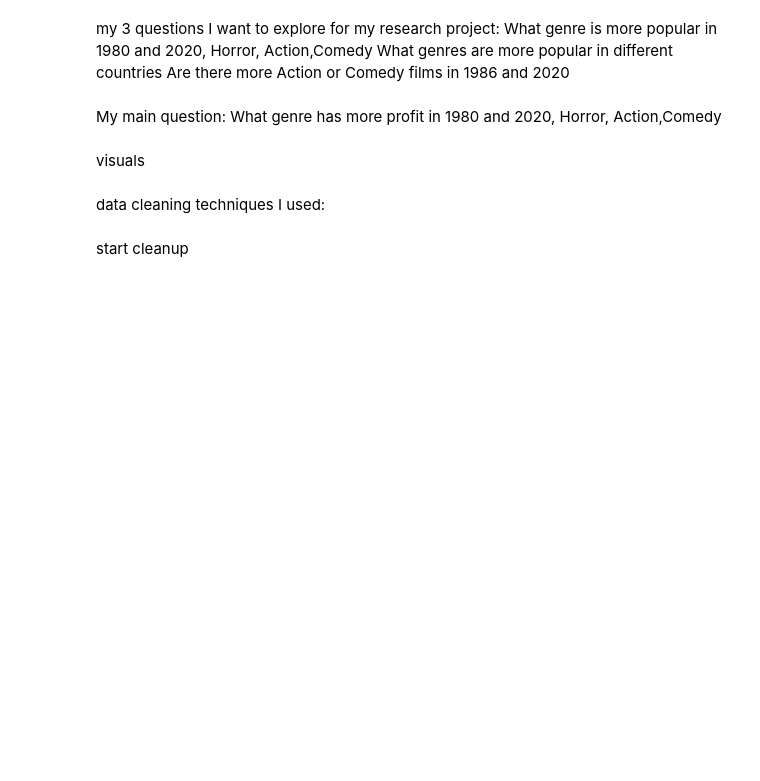
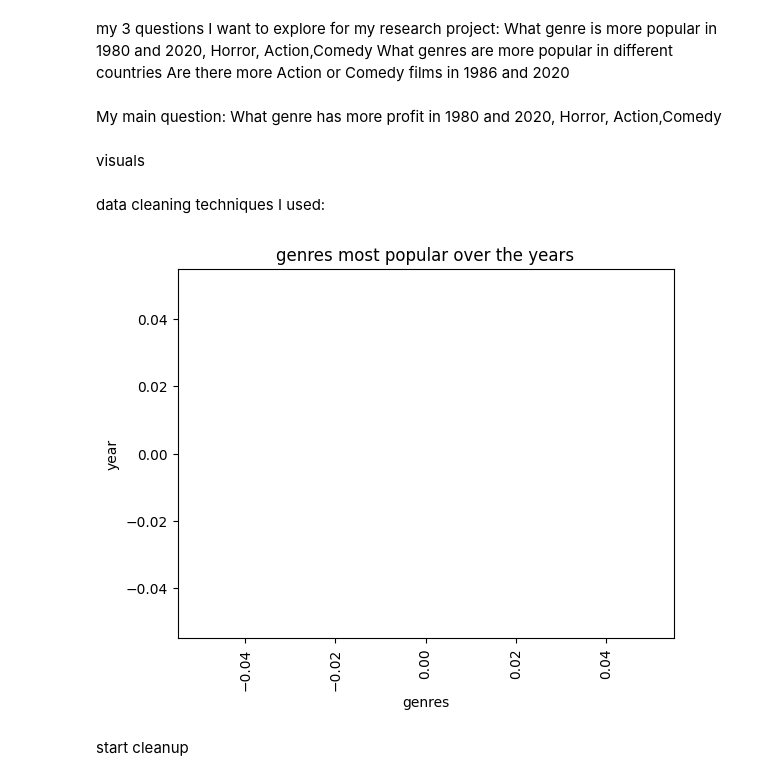
Before and after one commit to Kaidense2026/Pop_culture-, a Jupyter notebook: Pop_Culture_research_project.ipynb, the cells around one changed output. Cells and saved outputs as stored; diff of their text form; code cells hidden in the pictures; blank space fills up the shorter version.

```diff
--- a/Pop_Culture_research_project.ipynb
+++ b/Pop_Culture_research_project.ipynb
@@ -163,6 +170,17 @@ What genre has more profit in 1980 and 2020, Horror, Action,Comedy
 visuals
 # %% [markdown]
 data cleaning techniques I used:
+# %%
+x = movies[movies['genre'] == 'Horror and Action']
+y = x[['year']]
+plt.bar(x['genre'], y)
+plt.title('genres most popular over the years')
+plt.xlabel('genres')
+plt.ylabel('year')
+plt.xticks(rotation = 90)
+plt.show()
+# %% [output]
+[figure, added]
 # %% [markdown]
 start cleanup
 # %%
```
Also changed, not shown: parts of 1 cell of this notebook.
